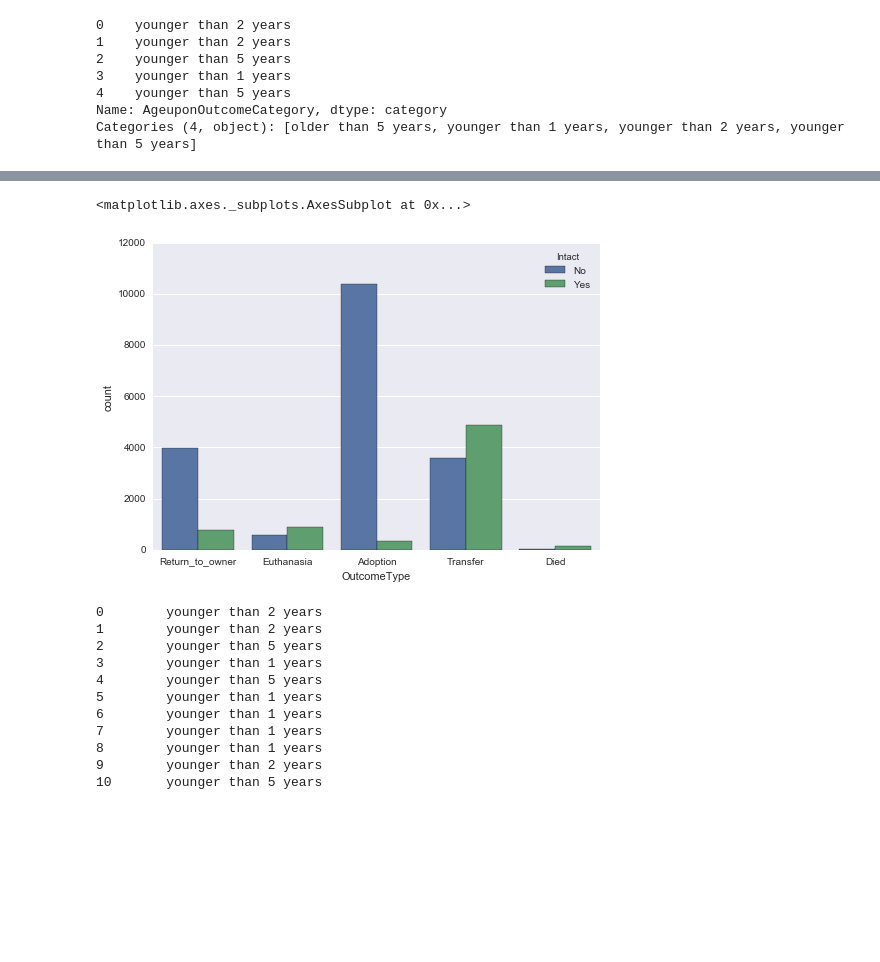
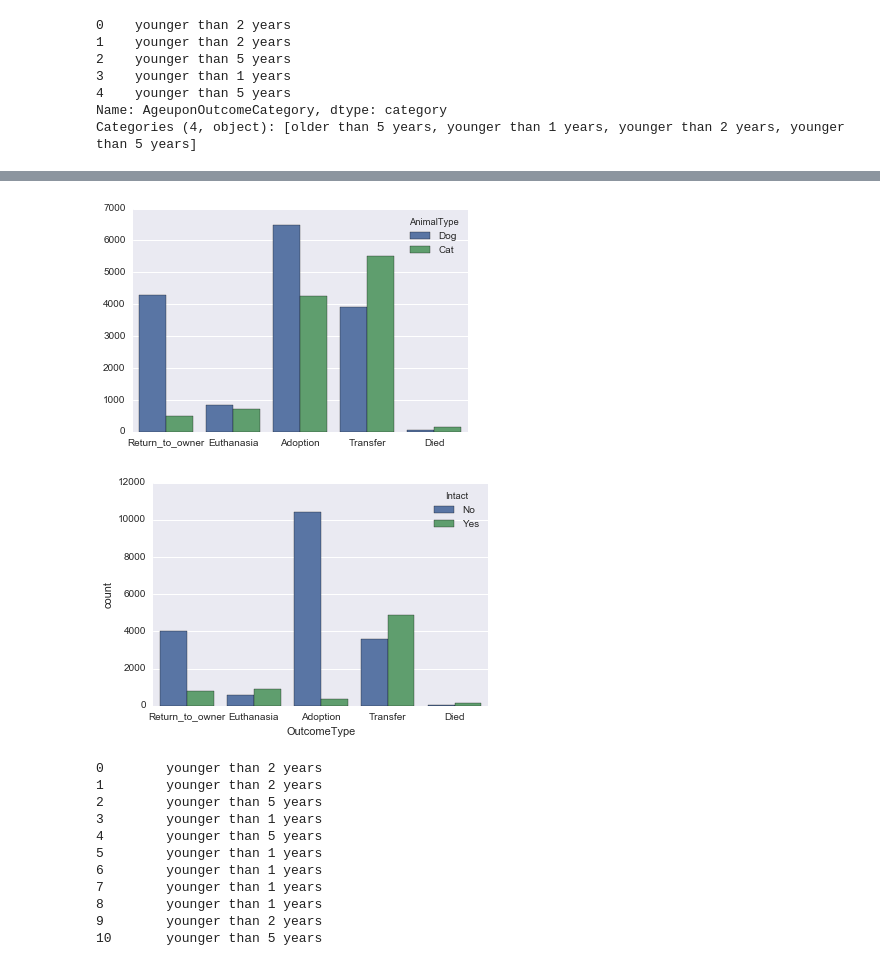
Before and after one commit to byted/ShelterAnimalOutcomeKaggle, a Jupyter notebook: simon/ML Animals.ipynb, the cells around one changed output, grey strips where cells are left out. Drawn from its saved outputs; the diff is of its cells as text; code cells hidden in the pictures; blank space fills up the shorter version.

```diff
--- a/simon/ML Animals.ipynb
+++ b/simon/ML Animals.ipynb
@@ -129,8 +132,15 @@ sns.countplot(train.AgeuponOutcomeCategory)
+# %%
+sns_plot = sns.countplot(data=train, x='OutcomeType', hue='AnimalType')
+sns_plot.set(xlabel= "", ylabel="")
+sns_plot.figure.savefig("outcome_animaltype.pdf")
+# %% [output]
+[figure, added]
 # %%
 sns.countplot(data=train, x='OutcomeType', hue='Intact')
+sns_plot.set(xlabel= "", ylabel="")
+sns_plot.figure.savefig("outcome_intact.pdf")
 # %% [output]
-<matplotlib.axes._subplots.AxesSubplot at 0x...>
-[figure, old version]
+[figure, new version]
 # %%
 train.AgeuponOutcomeCategory
 # %% [output]
```
Also changed, not shown: parts of 7 cells of this notebook.
